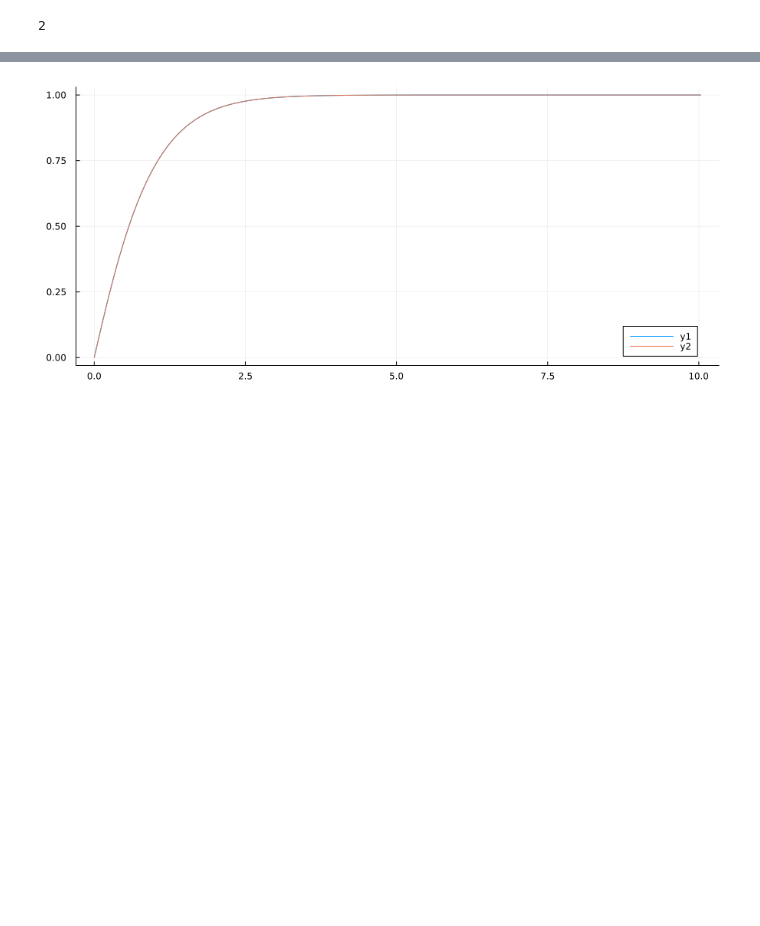
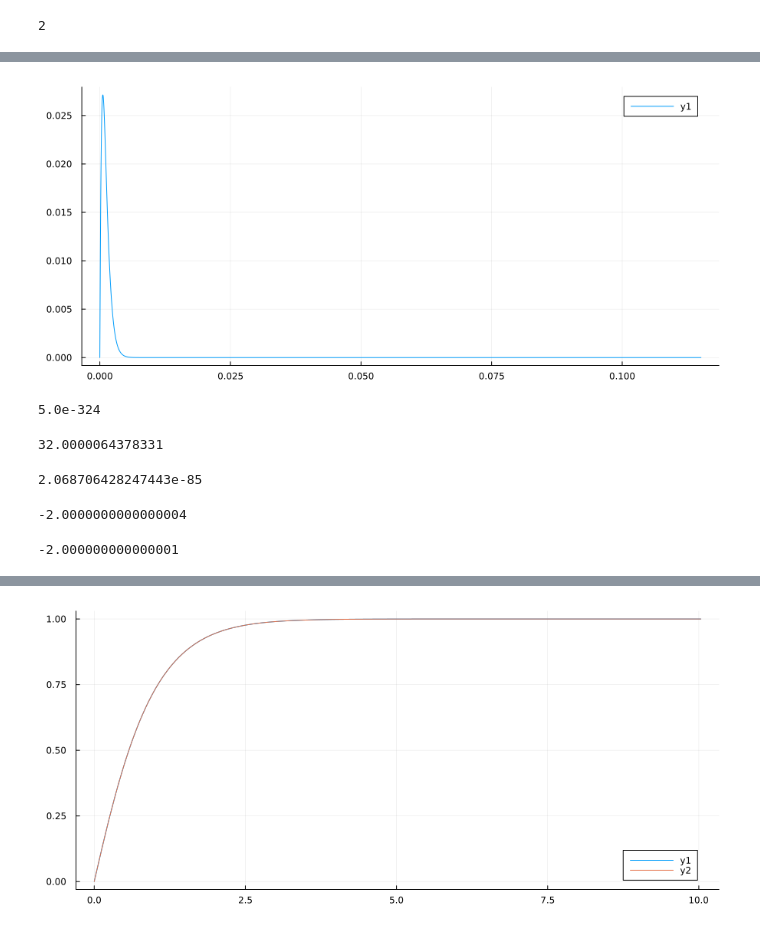
Before and after one commit to zeledon14/SchrodingerEquationSolver.jl, a Jupyter notebook: src/density_potentials.ipynb, the cells around one changed output, grey strips where cells are left out. Drawn from its saved outputs; the diff is of its cells as text; code cells hidden in the pictures; blank space fills up the shorter version.

```diff
--- a/src/density_potentials.ipynb
+++ b/src/density_potentials.ipynb
@@ -47,0 +188,5 @@ basis= AtomBasisSet.init_atom_basis_set(Z, grid);
+# %%
+plot!(temp_grid, [temp_grid.*temp_func])
+plot!(size=(900,400))
+# %% [output]
+[figure, added]
@@ -47,0 +195,20 @@ basis= AtomBasisSet.init_atom_basis_set(Z, grid);
+# %%
+eps(0.0)
+# %% [output]
+5.0e-324
+# %%
+sum(temp1)
+# %% [output]
+32.0000064378331
+# %%
+temp_func[end]
+# %% [output]
+2.068706428247443e-85
+# %%
+C_in= MathUtils.integral(grid,(density_in.*grid_sqrt))
+# %% [output]
+-2.0000000000000004
+# %%
+C_in= MathUtils.integral(grid,(4.0.*pi.*density_in.*grid_sqrt))
+# %% [output]
+-2.000000000000001
```
Also changed, not shown: parts of 20 cells of this notebook.
